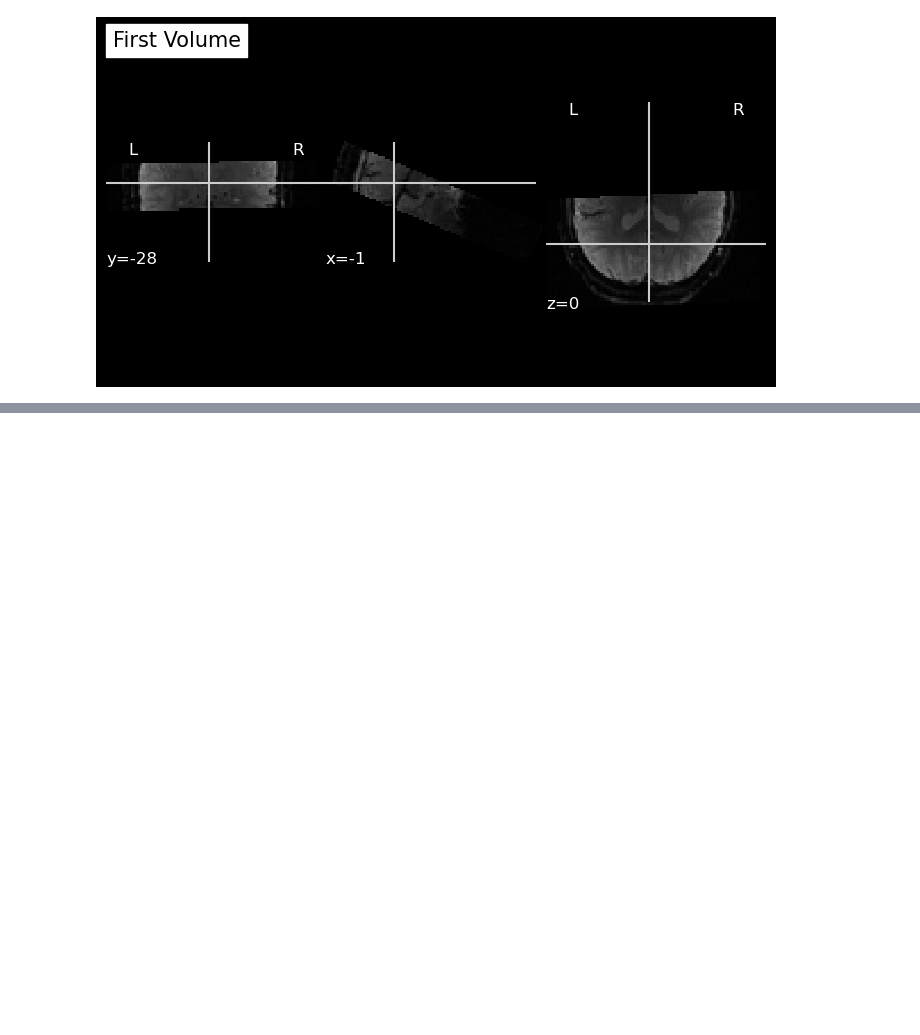
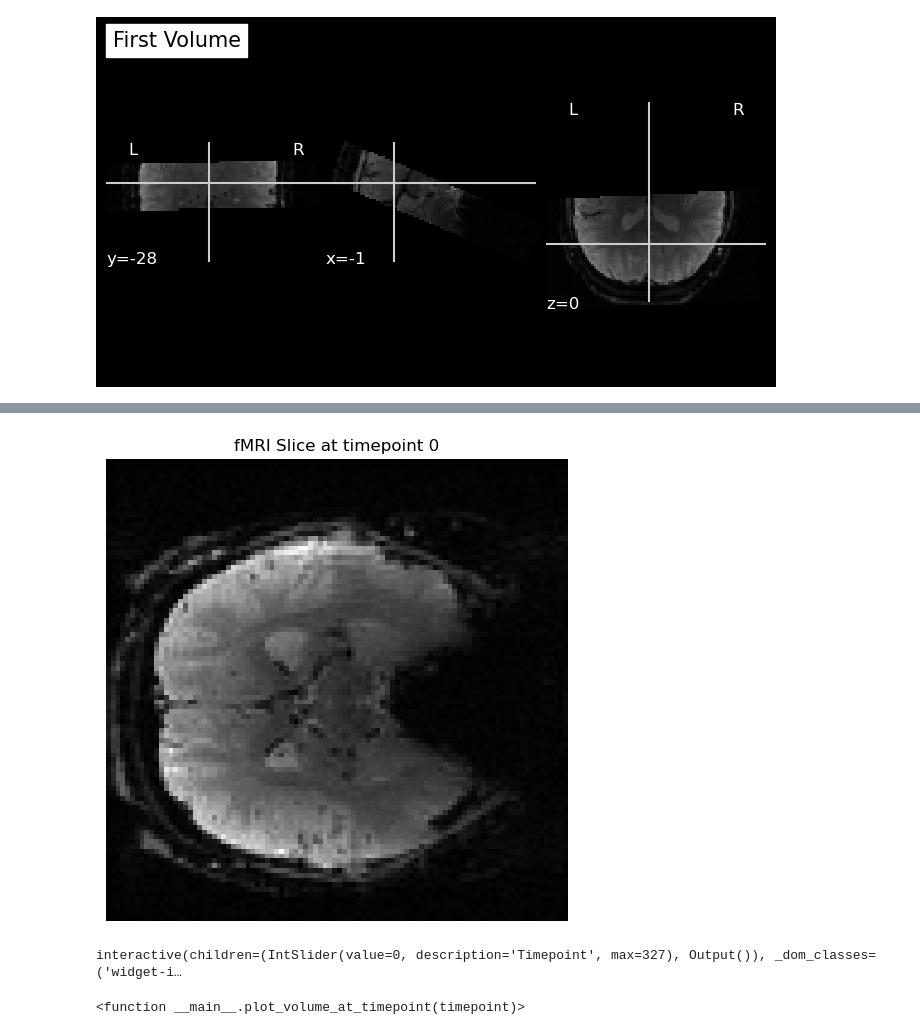
Before and after one commit to ddowe/BMED8803_DL_project, a Jupyter notebook: preprocessing.ipynb, the cells around one changed output, grey strips where cells are left out. Saved outputs shown, nothing was run; the diff lists cells and outputs as text; code cells hidden in the pictures; blank space fills up the shorter version.

```diff
--- a/preprocessing.ipynb
+++ b/preprocessing.ipynb
@@ -174,0 +189,35 @@ plotting.show()
+# %%
+import nibabel as nib
+import matplotlib.pyplot as plt
+import numpy as np
+import ipywidgets as widgets
+from IPython.display import display
+
+# Load the 4D NIFTI file (replace with your own file path)
+nifti_path = nifti_file
+nifti_image = nib.load(nifti_path)
+image_data = nifti_image.get_fdata()
+
+# Extract the dimensions of the 4D image (e.g., 96x96x20x328)
+x, y, z, t = image_data.shape
+
+# Function to display a specific timepoint
+def plot_volume_at_timepoint(timepoint):
+    plt.figure(figsize=(8, 6))
+    plt.title(f"fMRI Slice at timepoint {timepoint}")
+
+    # Select the middle slice along the z-axis (axial slice)
+    slice_index = z // 2
+    plt.imshow(image_data[:, :, slice_index, timepoint], cmap="gray")
+    plt.axis("off")
+    plt.show()
+
+# Create a slider for selecting time points
+time_slider = widgets.IntSlider(min=0, max=t-1, step=1, value=0, description='Timepoint')
+
+# Update the plot when the slider is moved
+widgets.interact(plot_volume_at_timepoint, timepoint=time_slider)
+# %% [output]
+[figure, added]
+interactive(children=(IntSlider(value=0, description='Timepoint', max=327), Output()), _dom_classes=('widget-i…
+<function __main__.plot_volume_at_timepoint(timepoint)>
```
Also changed, not shown: parts of 3 cells of this notebook.
